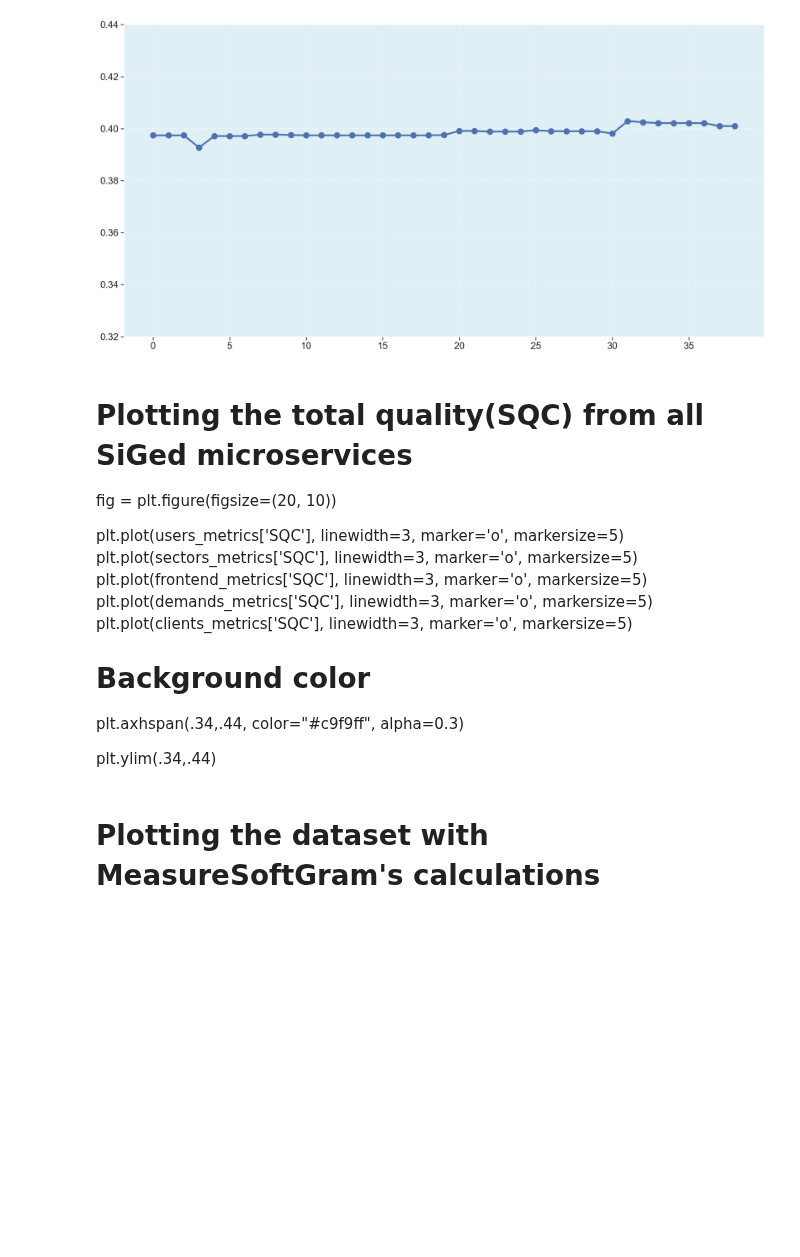
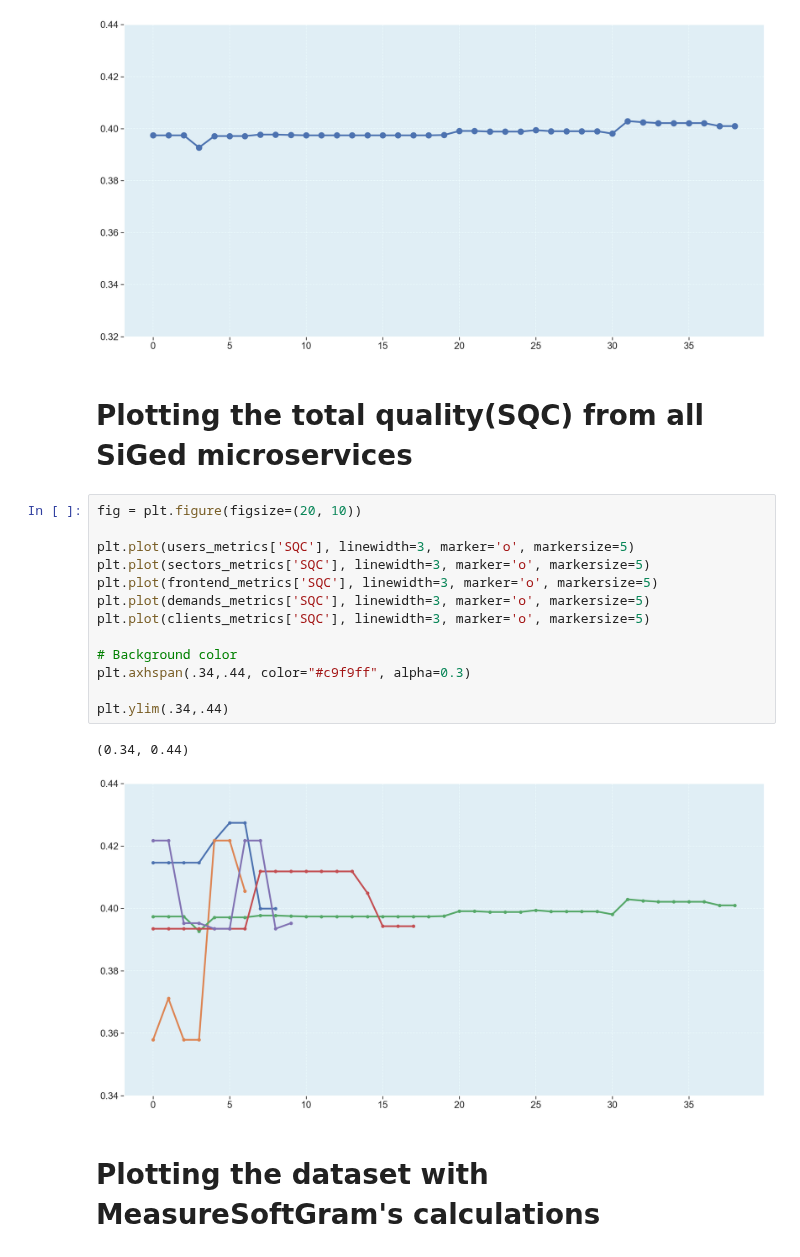
Before and after one commit to fga-eps-mds/MeasureSoftGram-Core, a Jupyter notebook: src/measuresoftgram-fga-eps-mds-2020-2-SIGED-Generalized.ipynb, the cells around one changed output. Saved outputs shown, nothing was run; the diff lists cells and outputs as text; blank space fills up the shorter version.

```diff
--- a/src/measuresoftgram-fga-eps-mds-2020-2-SIGED-Generalized.ipynb
+++ b/src/measuresoftgram-fga-eps-mds-2020-2-SIGED-Generalized.ipynb
@@ -642,23 +642,24 @@ plt.ylim(.32,.44)
 # %% [output]
 (0.32, 0.44)
 [figure]
-# %% [markdown]
-# Plotting the total quality(SQC) from all SiGed microservices
-
-
-fig = plt.figure(figsize=(20, 10))
-
-
-plt.plot(users_metrics['SQC'], linewidth=3, marker='o', markersize=5)
-plt.plot(sectors_metrics['SQC'], linewidth=3, marker='o', markersize=5)
-plt.plot(frontend_metrics['SQC'], linewidth=3, marker='o', markersize=5)
-plt.plot(demands_metrics['SQC'], linewidth=3, marker='o', markersize=5)
-plt.plot(clients_metrics['SQC'], linewidth=3, marker='o', markersize=5)
-
-# Background color
-plt.axhspan(.34,.44, color="#c9f9ff", alpha=0.3)
-
-plt.ylim(.34,.44)
+# %% [markdown]
+# Plotting the total quality(SQC) from all SiGed microservices
+# %%
+fig = plt.figure(figsize=(20, 10))
+
+plt.plot(users_metrics['SQC'], linewidth=3, marker='o', markersize=5)
+plt.plot(sectors_metrics['SQC'], linewidth=3, marker='o', markersize=5)
+plt.plot(frontend_metrics['SQC'], linewidth=3, marker='o', markersize=5)
+plt.plot(demands_metrics['SQC'], linewidth=3, marker='o', markersize=5)
+plt.plot(clients_metrics['SQC'], linewidth=3, marker='o', markersize=5)
+
+# Background color
+plt.axhspan(.34,.44, color="#c9f9ff", alpha=0.3)
+
+plt.ylim(.34,.44)
+# %% [output]
+(0.34, 0.44)
+[figure, added]
 # %% [markdown]
 # Plotting the dataset with MeasureSoftGram's calculations
 # %%
```
Also changed, not shown: parts of 4 cells of this notebook.
